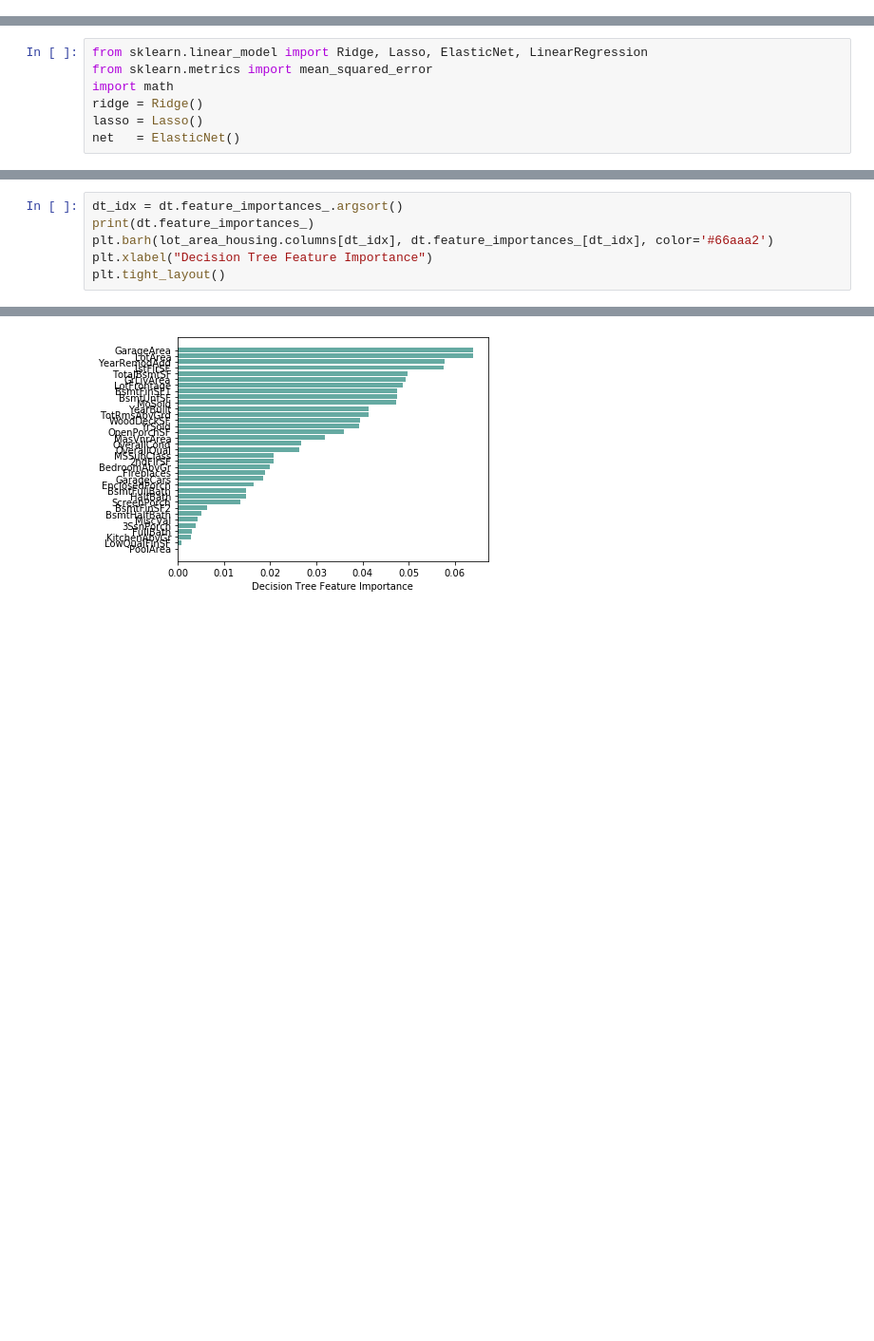
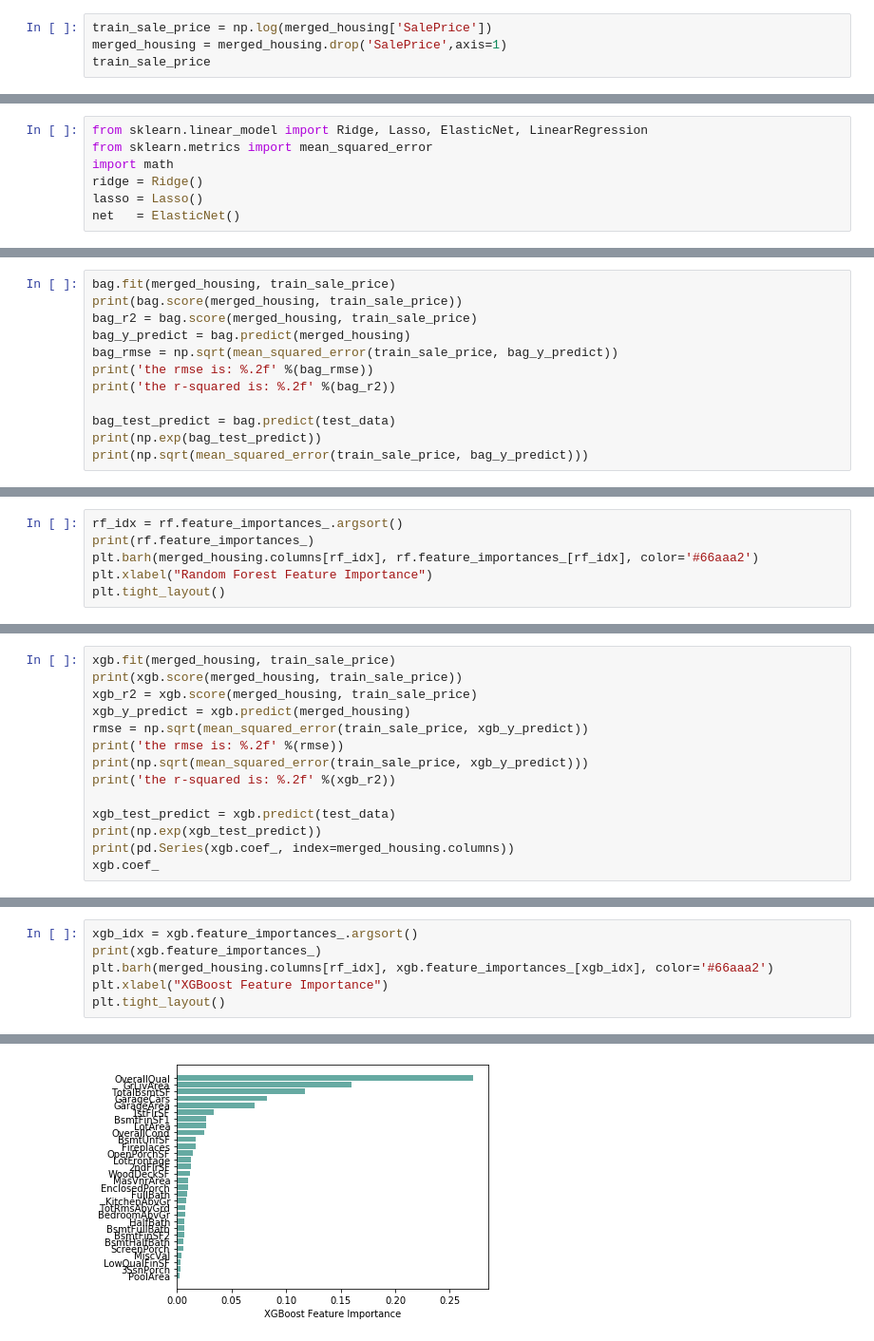
Before and after one commit to miggitymack/house-prices-advanced-regression-techniques, a Jupyter notebook: housing_prices.ipynb, the cells around one changed output, grey strips where cells are left out. Shown at 95% size. Saved outputs shown, nothing was run; the diff lists cells and outputs as text; blank space fills up the shorter version.

Commit message:
fixed lasso, ridge, random forest and xgb

```diff
--- a/housing_prices.ipynb
+++ b/housing_prices.ipynb
@@ -329,0 +207,4 @@ housing_copy = housing_copy.drop('SalePrice',axis=1)
+# %%
+train_sale_price = np.log(merged_housing['SalePrice'])
+merged_housing = merged_housing.drop('SalePrice',axis=1)
+train_sale_price
@@ -449,0 +347,12 @@ array([0.02069623, 0.04871102, 0.06397225, 0.02628229, 0.02678713,
+# %%
+bag.fit(merged_housing, train_sale_price)
+print(bag.score(merged_housing, train_sale_price))
+bag_r2 = bag.score(merged_housing, train_sale_price)
+bag_y_predict = bag.predict(merged_housing)
+bag_rmse = np.sqrt(mean_squared_error(train_sale_price, bag_y_predict))
+print('the rmse is: %.2f' %(bag_rmse))
+print('the r-squared is: %.2f' %(bag_r2))
+
+bag_test_predict = bag.predict(test_data)
+print(np.exp(bag_test_predict))
+print(np.sqrt(mean_squared_error(train_sale_price, bag_y_predict)))
@@ -449,0 +366,6 @@ array([0.02069623, 0.04871102, 0.06397225, 0.02628229, 0.02678713,
+# %%
+rf_idx = rf.feature_importances_.argsort()
+print(rf.feature_importances_)
+plt.barh(merged_housing.columns[rf_idx], rf.feature_importances_[rf_idx], color='#66aaa2')
+plt.xlabel("Random Forest Feature Importance")
+plt.tight_layout()
@@ -449,0 +382,14 @@ array([0.02069623, 0.04871102, 0.06397225, 0.02628229, 0.02678713,
+# %%
+xgb.fit(merged_housing, train_sale_price)
+print(xgb.score(merged_housing, train_sale_price))
+xgb_r2 = xgb.score(merged_housing, train_sale_price)
+xgb_y_predict = xgb.predict(merged_housing)
+rmse = np.sqrt(mean_squared_error(train_sale_price, xgb_y_predict))
+print('the rmse is: %.2f' %(rmse))
+print(np.sqrt(mean_squared_error(train_sale_price, xgb_y_predict)))
+print('the r-squared is: %.2f' %(xgb_r2))
+
+xgb_test_predict = xgb.predict(test_data)
+print(np.exp(xgb_test_predict))
+print(pd.Series(xgb.coef_, index=merged_housing.columns))
+xgb.coef_
@@ -450,7 +422,7 @@ array([0.02069623, 0.04871102, 0.06397225, 0.02628229, 0.02678713,
 # %%
-dt_idx = dt.feature_importances_.argsort()
-print(dt.feature_importances_)
-plt.barh(lot_area_housing.columns[dt_idx], dt.feature_importances_[dt_idx], color='#66aaa2')
-plt.xlabel("Decision Tree Feature Importance")
+xgb_idx = xgb.feature_importances_.argsort()
+print(xgb.feature_importances_)
+plt.barh(merged_housing.columns[rf_idx], xgb.feature_importances_[xgb_idx], color='#66aaa2')
+plt.xlabel("XGBoost Feature Importance")
 plt.tight_layout()
 # %% [output]
@@ -463 +434 @@ plt.tight_layout()
-[figure, old version]
+[figure, new version]
```
Also changed, not shown: parts of 38 cells of this notebook.
